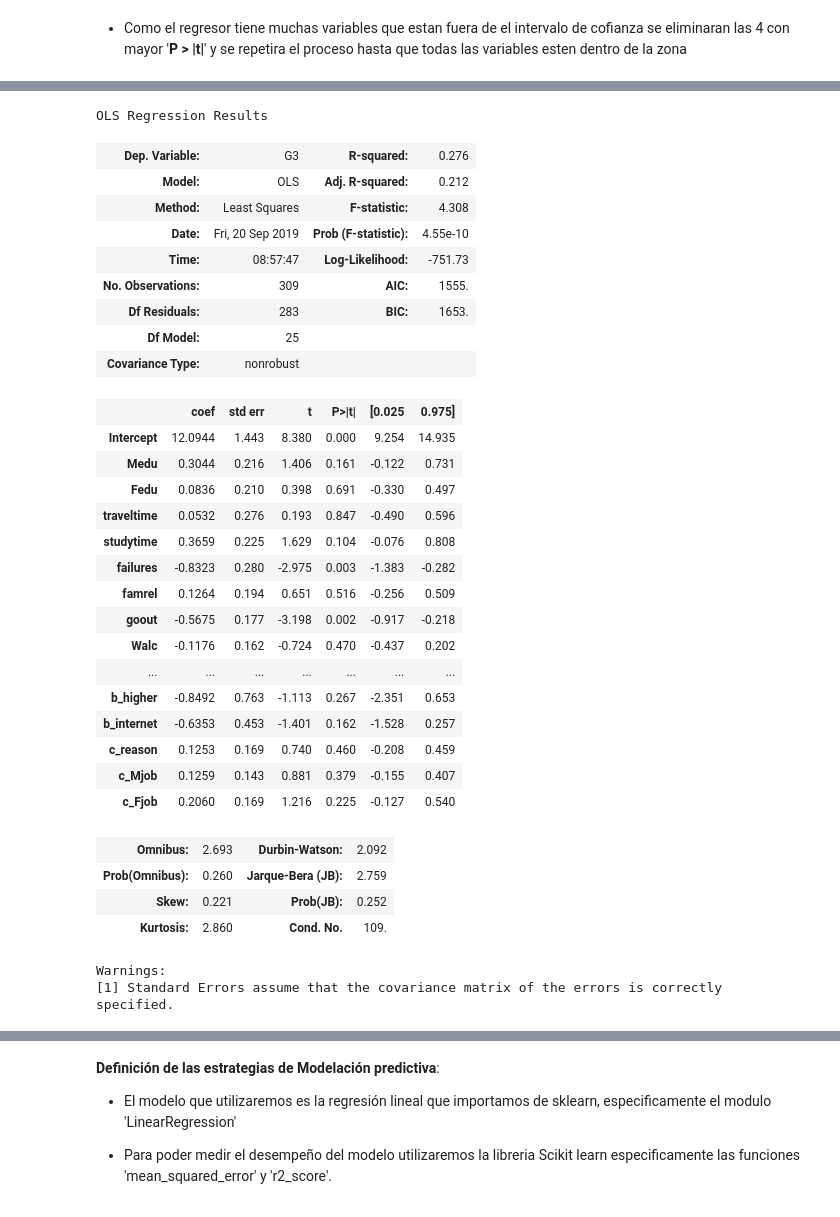
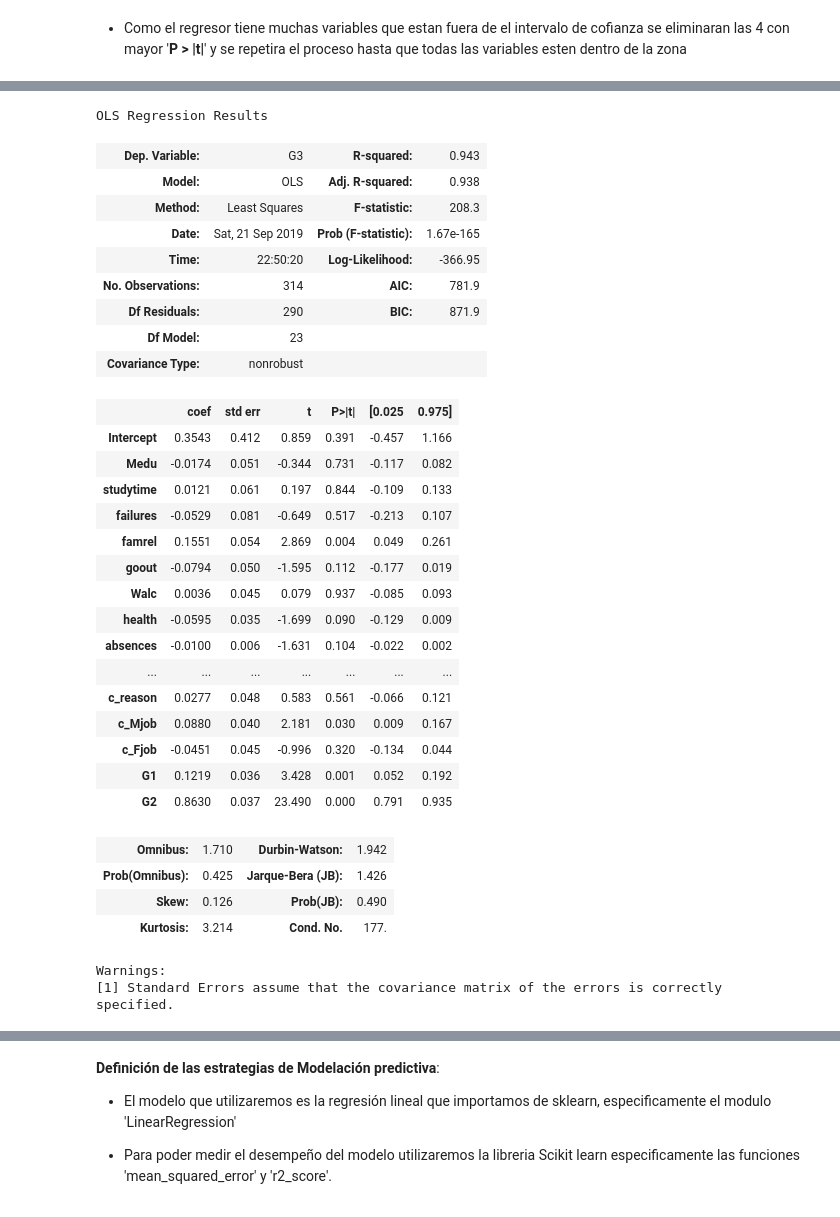
Before and after one commit to lporras/prueba-fundamentos-data-science, a Jupyter notebook: Desafio 2 Rendimiento escolar.ipynb, the cells around one changed output, grey strips where cells are left out. Cells and saved outputs as stored; diff of their text form; code cells hidden in the pictures.

```diff
--- a/Desafio 2 Rendimiento escolar.ipynb
+++ b/Desafio 2 Rendimiento escolar.ipynb
@@ -507,0 +507,5 @@ memory usage: 101.9+ KB
+# %%
+df['G2'] = df['G2'].astype('float')
+#G3 como tiene muchos promedios 0 por la perdida de datos estos seran remplazados por `Nan`
+df['G2'] = df['G2'].replace(0, np.nan)
+df.info()
@@ -782,39 +845,39 @@ Warnings:
 # %%
-#se elimina 'age', 'Dalc', 'c_guardian' y 'freetime'
-modelo = smf.ols('G3 ~ Medu + Fedu + traveltime + studytime + failures + famrel + goout + Walc + health + absences + b_school +b_sex + b_address + b_famsize + b_Pstatus + b_schoolsup + b_famsup + b_paid + b_activities + b_nursery + b_higher + b_internet + c_reason + c_Mjob + c_Fjob ', data = df)
+#se elimina 'studytime', 'b_Pstatus', 'Fedu' y 'b_activities'
+modelo = smf.ols('G3 ~ Medu + studytime + failures + famrel + goout + Walc + health + absences + b_school +b_sex + b_address + b_famsize + b_schoolsup + b_famsup + b_paid + b_nursery + b_higher + b_internet + c_reason + c_Mjob + c_Fjob + G1 + G2', data = df)
 modelo = modelo.fit()
 modelo.summary()
 # %% [output]
 OLS Regression Results
-| Dep. Variable: | G3 | R-squared: | 0.276 |
-| Model: | OLS | Adj. R-squared: | 0.212 |
-| Method: | Least Squares | F-statistic: | 4.308 |
-| Date: | Fri, 20 Sep 2019 | Prob (F-statistic): | 4.55e-10 |
-| Time: | 08:57:47 | Log-Likelihood: | -751.73 |
-| No. Observations: | 309 | AIC: | 1555. |
-| Df Residuals: | 283 | BIC: | 1653. |
-| Df Model: | 25 |  |  |
+| Dep. Variable: | G3 | R-squared: | 0.943 |
+| Model: | OLS | Adj. R-squared: | 0.938 |
+| Method: | Least Squares | F-statistic: | 208.3 |
+| Date: | Sat, 21 Sep 2019 | Prob (F-statistic): | 1.67e-165 |
+| Time: | 22:50:20 | Log-Likelihood: | -366.95 |
+| No. Observations: | 314 | AIC: | 781.9 |
+| Df Residuals: | 290 | BIC: | 871.9 |
+| Df Model: | 23 |  |  |
 | Covariance Type: | nonrobust |  |  |
 |  | coef | std err | t | P>|t| | [0.025 | 0.975] |
-| Intercept | 12.0944 | 1.443 | 8.380 | 0.000 | 9.254 | 14.935 |
-| Medu | 0.3044 | 0.216 | 1.406 | 0.161 | -0.122 | 0.731 |
-| Fedu | 0.0836 | 0.210 | 0.398 | 0.691 | -0.330 | 0.497 |
-| traveltime | 0.0532 | 0.276 | 0.193 | 0.847 | -0.490 | 0.596 |
-| studytime | 0.3659 | 0.225 | 1.629 | 0.104 | -0.076 | 0.808 |
-| failures | -0.8323 | 0.280 | -2.975 | 0.003 | -1.383 | -0.282 |
-| famrel | 0.1264 | 0.194 | 0.651 | 0.516 | -0.256 | 0.509 |
-| goout | -0.5675 | 0.177 | -3.198 | 0.002 | -0.917 | -0.218 |
-| Walc | -0.1176 | 0.162 | -0.724 | 0.470 | -0.437 | 0.202 |
+| Intercept | 0.3543 | 0.412 | 0.859 | 0.391 | -0.457 | 1.166 |
+| Medu | -0.0174 | 0.051 | -0.344 | 0.731 | -0.117 | 0.082 |
+| studytime | 0.0121 | 0.061 | 0.197 | 0.844 | -0.109 | 0.133 |
+| failures | -0.0529 | 0.081 | -0.649 | 0.517 | -0.213 | 0.107 |
+| famrel | 0.1551 | 0.054 | 2.869 | 0.004 | 0.049 | 0.261 |
+| goout | -0.0794 | 0.050 | -1.595 | 0.112 | -0.177 | 0.019 |
+| Walc | 0.0036 | 0.045 | 0.079 | 0.937 | -0.085 | 0.093 |
+| health | -0.0595 | 0.035 | -1.699 | 0.090 | -0.129 | 0.009 |
+| absences | -0.0100 | 0.006 | -1.631 | 0.104 | -0.022 | 0.002 |
 | ... | ... | ... | ... | ... | ... | ... |
-| b_higher | -0.8492 | 0.763 | -1.113 | 0.267 | -2.351 | 0.653 |
-| b_internet | -0.6353 | 0.453 | -1.401 | 0.162 | -1.528 | 0.257 |
-| c_reason | 0.1253 | 0.169 | 0.740 | 0.460 | -0.208 | 0.459 |
-| c_Mjob | 0.1259 | 0.143 | 0.881 | 0.379 | -0.155 | 0.407 |
-| c_Fjob | 0.2060 | 0.169 | 1.216 | 0.225 | -0.127 | 0.540 |
+| c_reason | 0.0277 | 0.048 | 0.583 | 0.561 | -0.066 | 0.121 |
+| c_Mjob | 0.0880 | 0.040 | 2.181 | 0.030 | 0.009 | 0.167 |
+| c_Fjob | -0.0451 | 0.045 | -0.996 | 0.320 | -0.134 | 0.044 |
+| G1 | 0.1219 | 0.036 | 3.428 | 0.001 | 0.052 | 0.192 |
+| G2 | 0.8630 | 0.037 | 23.490 | 0.000 | 0.791 | 0.935 |
-| Omnibus: | 2.693 | Durbin-Watson: | 2.092 |
-| Prob(Omnibus): | 0.260 | Jarque-Bera (JB): | 2.759 |
-| Skew: | 0.221 | Prob(JB): | 0.252 |
-| Kurtosis: | 2.860 | Cond. No. | 109. |
+| Omnibus: | 1.710 | Durbin-Watson: | 1.942 |
+| Prob(Omnibus): | 0.425 | Jarque-Bera (JB): | 1.426 |
+| Skew: | 0.126 | Prob(JB): | 0.490 |
+| Kurtosis: | 3.214 | Cond. No. | 177. |
 Warnings:
 [1] Standard Errors assume that the covariance matrix of the errors is correctly specified.
 # %%
```
Also changed, not shown: parts of 70 cells of this notebook.
